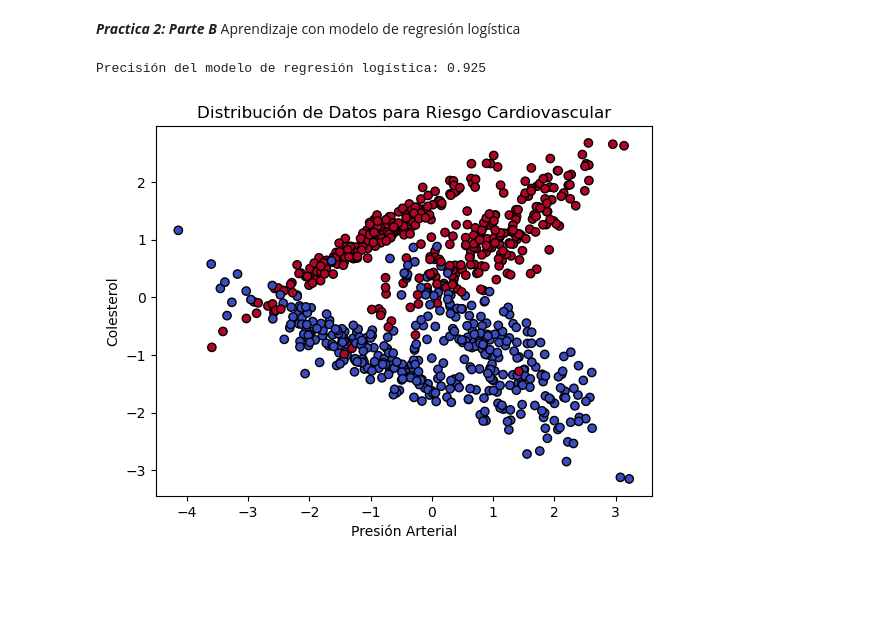
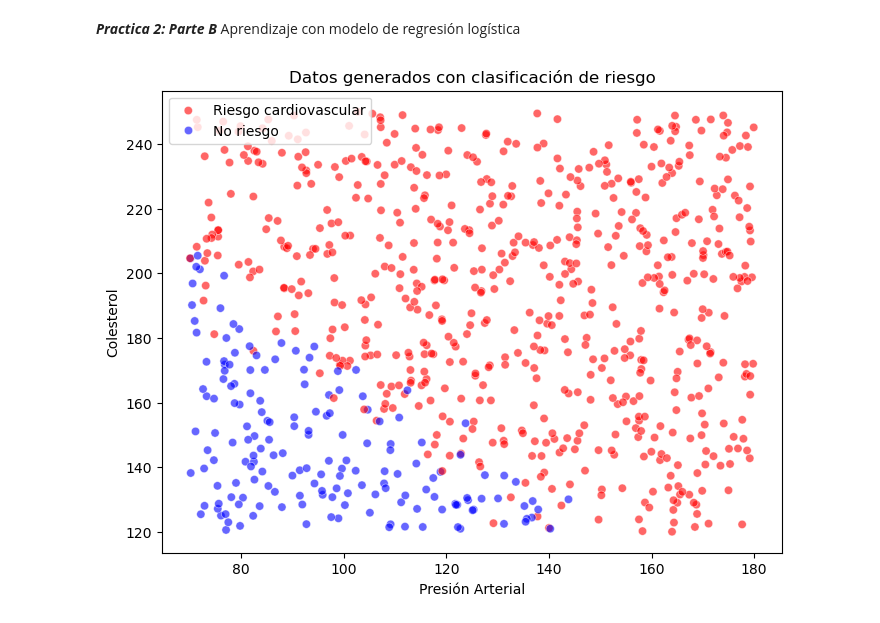
Before and after one commit to BoolDan/AA2025, a Jupyter notebook: Practica_2_Daniel/Practica_2_B.ipynb, the cells around one changed output. Saved outputs shown, nothing was run; the diff lists cells and outputs as text; code cells hidden in the pictures; blank space fills up the shorter version.

```diff
--- a/Practica_2_Daniel/Practica_2_B.ipynb
+++ b/Practica_2_Daniel/Practica_2_B.ipynb
@@ -1,37 +1,45 @@
 # %% [markdown]
 ***Practica 2: Parte B***
 Aprendizaje con modelo de regresión logística
-# %%
-# --- PARTE B: Regresión Logística ---
-import numpy as np
-import matplotlib.pyplot as plt
-from sklearn.linear_model import LinearRegression, LogisticRegression
-from sklearn.datasets import make_classification
-from sklearn.model_selection import train_test_split
-from sklearn.metrics import accuracy_score
-
-# Generar dataset sintético con 800 instancias
-X, y = make_classification(n_samples=800, n_features=2, n_classes=2, n_redundant=0, random_state=42)
-
-# Separar en datos de entrenamiento y prueba
-X_train, X_test, y_train, y_test = train_test_split(X, y, test_size=0.2, random_state=42)
-
-# Entrenar modelo de regresión logística
-modelo_log = LogisticRegression()
-modelo_log.fit(X_train, y_train)
-
-# Predicciones
-y_pred_log = modelo_log.predict(X_test)
-
-# Evaluación
-print("Precisión del modelo de regresión logística:", accuracy_score(y_test, y_pred_log))
-
-# Visualización de los datos
-plt.scatter(X[:, 0], X[:, 1], c=y, cmap='coolwarm', edgecolors='k')
-plt.xlabel('Presión Arterial')
-plt.ylabel('Colesterol')
-plt.title('Distribución de Datos para Riesgo Cardiovascular')
-plt.show()
-# %% [output]
-Precisión del modelo de regresión logística: 0.925
-[figure, removed]
+# %%
+# --- PARTE B: Regresión Logística ---
+import numpy as np
+import matplotlib.pyplot as plt
+import seaborn as sns
+from sklearn.linear_model import LogisticRegression
+from sklearn.model_selection import train_test_split
+from sklearn.metrics import accuracy_score
+
+# 1. Generar dataset sintético
+def generar_datos(n):
+    presion_arterial = np.random.uniform(70, 180, n)  # Valores entre 70 y 180
+    colesterol = np.random.uniform(120, 250, n)  # Valores entre 120 y 250
+    edad = np.random.uniform(0, 100, n)  # Valores entre 0 y 100 (factor aleatorio)
+
+    # Probabilidad de riesgo cardiovascular (estandarizar)
+    # Se calcula los datos en base a los rangos aportados por la profesora.
+    # Presión arterial, si esta por encima de 100.
+    # Colesteron por encima de 180.
+    # Se suman las probabilidades para definir el factor de riesgo.
+    prob_riesgo = (presion_arterial - 100) / 100 + (colesterol - 180) / 100 + (0.3 * edad)/100
+    # Se aplica la ecuación de la regresión logística.
+    prob_riesgo = 1 / (1 + np.exp(-prob_riesgo))
+
+    # Clasificación: 1 si la probabilidad es mayor a 0.5, 0 si es menor
+    riesgo = (prob_riesgo > 0.5).astype(int)
+
+    return np.column_stack((presion_arterial, colesterol, edad)), riesgo
+
+# Generamos el dataset inicial de 800 instancias
+X, y = generar_datos(800)
+# %%
+# 2. Visualización inicial de los datos
+plt.figure(figsize=(8,6))
+sns.scatterplot(x=X[:,0], y=X[:,1], hue=y, palette=['blue', 'red'], alpha=0.6)
+plt.xlabel("Presión Arterial")
+plt.ylabel("Colesterol")
+plt.title("Datos generados con clasificación de riesgo")
+plt.legend(["Riesgo cardiovascular", "No riesgo"])
+plt.show()
+# %% [output]
+[figure, added]
```
Also changed, not shown: parts of 5 cells of this notebook, 1 other file.
